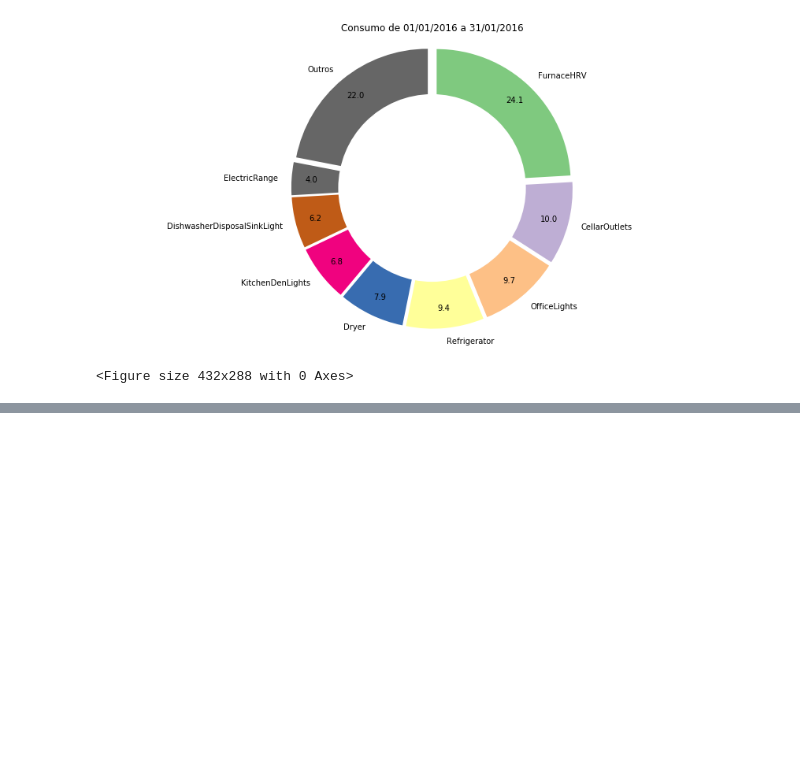
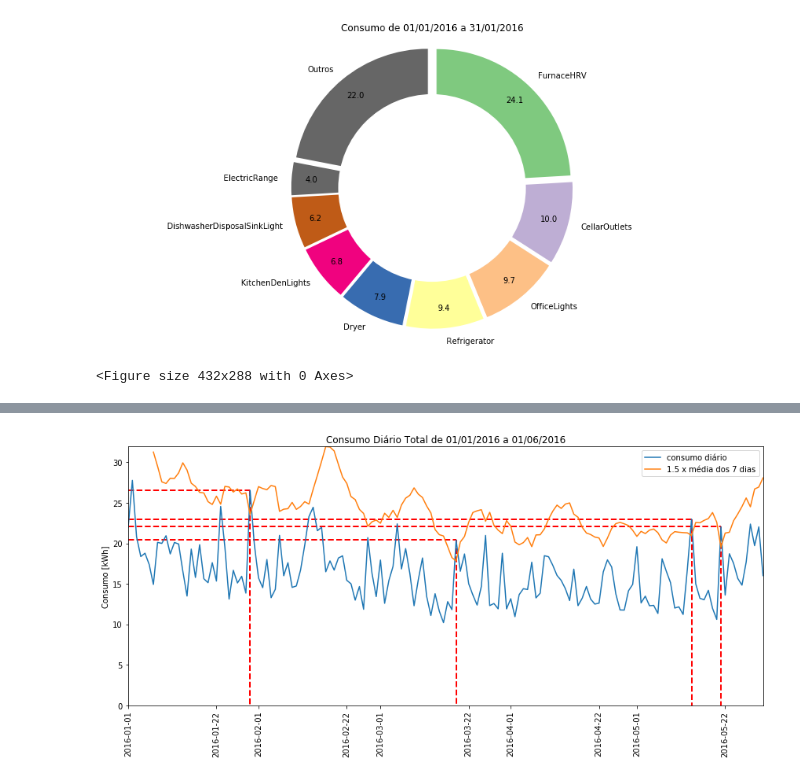
Before and after one commit to tiagoyukio12/TCC-2019, a Jupyter notebook: info_vis.ipynb, the cells around one changed output, grey strips where cells are left out. Saved outputs shown, nothing was run; the diff lists cells and outputs as text; code cells hidden in the pictures; blank space fills up the shorter version.

```diff
--- a/info_vis.ipynb
+++ b/info_vis.ipynb
@@ -610,0 +522,94 @@ plt.savefig('plot/qry_total_cons_all/by_channel.png')
+# %%
+def qry_cons_aggr(start, end, frequency):
+    """Runs a query for the daily/weekly/monthly consumption [kWh] in all channels in the specified period.
+
+    Args:
+        start (str): start of the period as "YYYY-MM-DD hh:mm:ss".
+        end (str): end of the period as "YYYY-MM-DD hh:mm:ss".
+        frequency (str): Period of consumption. 'D', 'W', or 'M' (daily, weekly or monthly).
+
+    Returns:
+        str: csv of the query as [index, date, consumption].
+    """
+
+    period_days = 1
+    if frequency == 'W':
+        period_days = 7
+    if frequency == 'M':
+        period_days = 30
+
+    periods = (pd.to_datetime(end) - pd.to_datetime(start)).days / period_days
+    t = pd.date_range(start, periods=periods, freq='{}D'.format(period_days))
+    cons = pd.DataFrame(0, index=np.arange(periods), columns=['cons'])
+    aggr_cons = pd.DataFrame([t, cons]).transpose()
+    aggr_cons.columns = ['t', 'energy']
+    aggr_cons.t = pd.to_datetime(aggr_cons.t)
+    aggr_cons.energy = 0
+
+    for i_channel in range(len(channels)):
+        # Select the desired period from channel
+        ch = channels[i_channel]
+        mask = (ch.t >= start) & (ch.t < end)
+        ch_period = ch.loc[mask]
+
+        # Find mean consumption by day, week, or month
+        cons = ch_period.copy()
+        cons = cons.set_index('t')
+        cons = cons.groupby(pd.Grouper(freq=frequency)).mean().dropna(how='all')
+        cons = cons.reset_index()
+        cons = pd.concat([cons.t, cons.pot], axis=1)
+        cons.columns = ['t', 'energy']
+        cons.fillna(0)
+
+        # Convert to kWh
+        period_hours = 24 * period_days
+        cons.energy = cons.energy * period_hours / 1e3
+
+        aggr_cons['energy'] += cons.energy
+
+    # Return query as csv string
+    return aggr_cons.to_csv()
+
+
+# Plot daily consumption for each channel for all period available
+start_date = pd.to_datetime('2016-01-01')
+end_date = pd.to_datetime('2016-06-01')
+freq = 'D'
+
+# Convert query string to pandas.DataFrame
+query = qry_cons_aggr(start_date, end_date, freq)
+cons = pd.read_csv(StringIO(query), delimiter=',', header=0, usecols=[1, 2])
+cons.t = pd.to_datetime(cons.t)
+
+fig, ax = plt.subplots()
+
+# Warn when consumption too high
+avg_cons = []
+alert_cons = []
+alert_t = []
+rows, _ = cons.shape
+for i in range(6, rows):
+    avg_cons.append(1.5 * cons[i-6:i].energy.mean())
+    if cons.iloc[i].energy > avg_cons[-1]:
+        alert_cons.append(cons.iloc[i].energy)
+        alert_t.append(cons.iloc[i].t)
+        plt.plot([cons.iloc[i].t, cons.iloc[i].t], [cons.iloc[i].energy, 0], linestyle='dashed', color='red',
+                linewidth=2)
+        plt.plot([cons.iloc[0].t, cons.iloc[i].t], [cons.iloc[i].energy, cons.iloc[i].energy], linestyle='dashed', color='red',
+                linewidth=2)
+
+# Plot query results
+plt.plot(cons.t, cons.energy, label='consumo diário')
+plt.plot(cons[6:].t, avg_cons, label='1.5 x média dos 7 dias')
+plt.legend()
+#plt.plot([alert_t[0], alert_t[0]], [0, alert_cons[0]])
+plt.ylabel('Consumo [kWh]')
+plt.xticks(rotation=90)
+plt.title('Consumo Diário Total de {} a {}'.format(start_date.strftime("%d/%m/%Y"), end_date.strftime("%d/%m/%Y")))
+plt.margins(x=0)
+plt.margins(y=0)
+fig.set_size_inches(12, 6)
+plt.savefig('plot/visualizacao/aggr_daily.png')
+plt.show()
+# %% [output]
+[figure, added]
```
Also changed, not shown: parts of 3 cells of this notebook.
